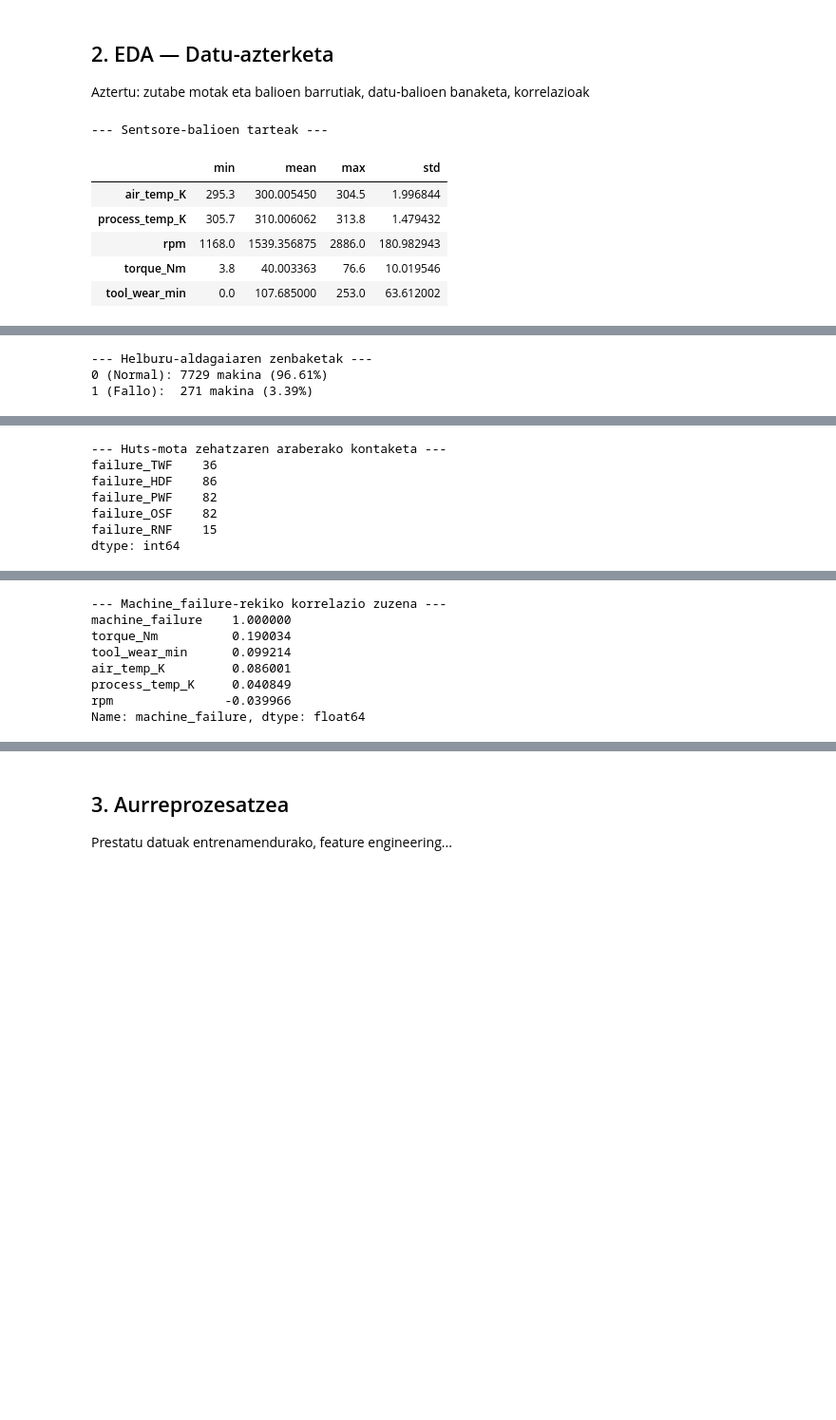
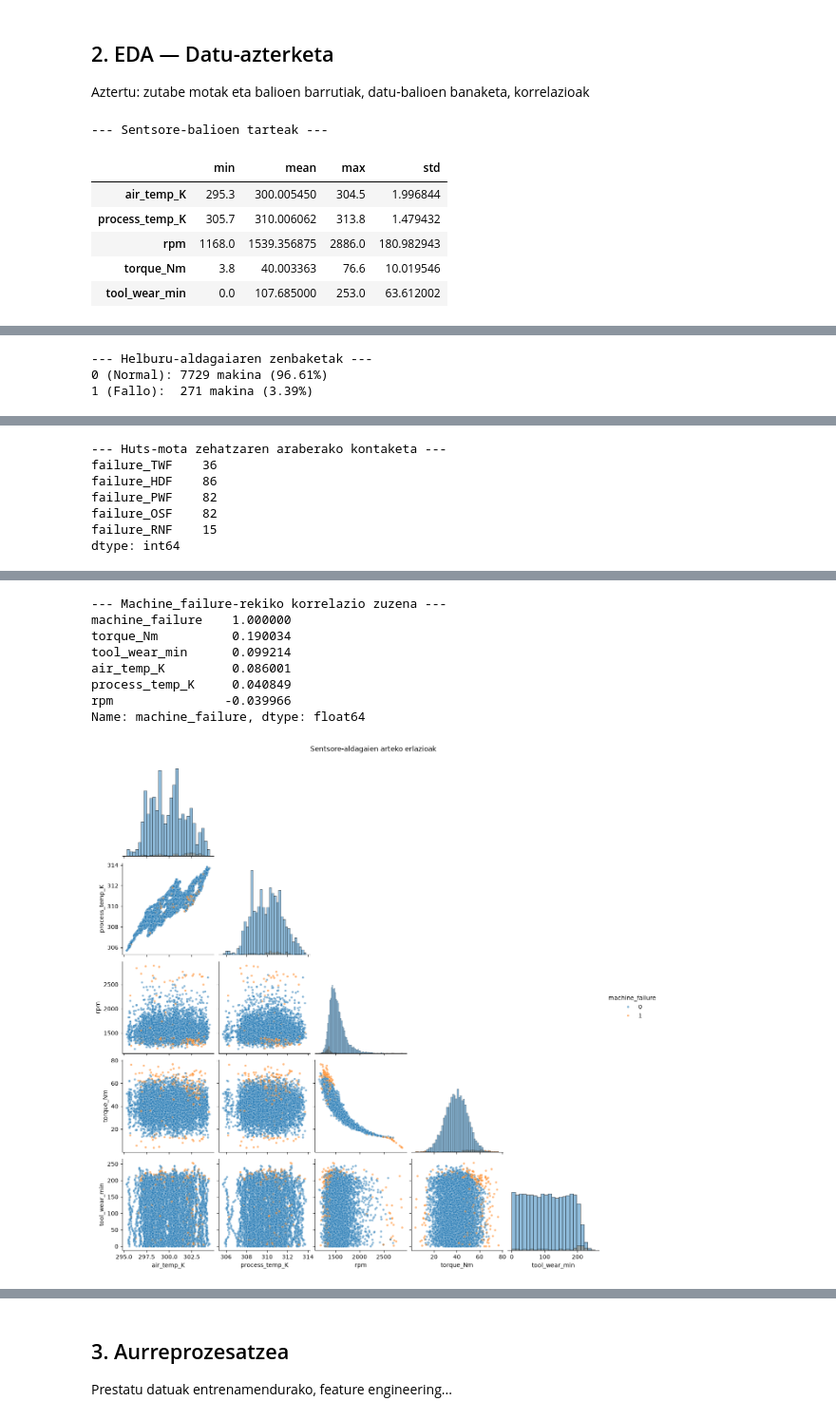
Before and after one commit to AABD-Ethazi-2627/T3-erronka1, a Jupyter notebook: notebooks/02_training.ipynb, the cells around one changed output, grey strips where cells are left out. Shown at 95% size. Drawn from its saved outputs; the diff is of its cells as text; code cells hidden in the pictures; blank space fills up the shorter version.

```diff
--- a/notebooks/02_training.ipynb
+++ b/notebooks/02_training.ipynb
@@ -195,32 +199,48 @@ plt.show()
 
 print("\n--- Machine_failure-rekiko korrelazio zuzena ---")
 print(corr_matrix["machine_failure"].sort_values(ascending=False))
+
+# Aldagaien arteko erlazioak aztertzea
+sns.pairplot(
+    df[sensor_cols + ["machine_failure"]],
+    hue="machine_failure",
+    diag_kind="hist",
+    corner=True,
+    plot_kws={"alpha": 0.5, "s": 15}
+)
+
+plt.suptitle(
+    "Sentsore-aldagaien arteko erlazioak",
+    y=1.02
+)
+plt.show()
 # %% [output]
 --- Sentsore-balioen tarteak ---
 |  | min | mean | max | std |
 | air_temp_K | 295.3 | 300.005450 | 304.5 | 1.996844 |
 | process_temp_K | 305.7 | 310.006062 | 313.8 | 1.479432 |
 | rpm | 1168.0 | 1539.356875 | 2886.0 | 180.982943 |
 | torque_Nm | 3.8 | 40.003363 | 76.6 | 10.019546 |
 | tool_wear_min | 0.0 | 107.685000 | 253.0 | 63.612002 |
 [figure]
 --- Helburu-aldagaiaren zenbaketak ---
 0 (Normal): 7729 makina (96.61%)
 1 (Fallo):  271 makina (3.39%)
 [figure]
 --- Huts-mota zehatzaren araberako kontaketa ---
 failure_TWF    36
 failure_HDF    86
 failure_PWF    82
 failure_OSF    82
 failure_RNF    15
 dtype: int64
 [figure]
 --- Machine_failure-rekiko korrelazio zuzena ---
 machine_failure    1.000000
 torque_Nm          0.190034
 tool_wear_min      0.099214
 air_temp_K         0.086001
 process_temp_K     0.040849
 rpm               -0.039966
 Name: machine_failure, dtype: float64
+[figure, added]
```
Also changed, not shown: parts of 14 cells of this notebook, 6 other files.
